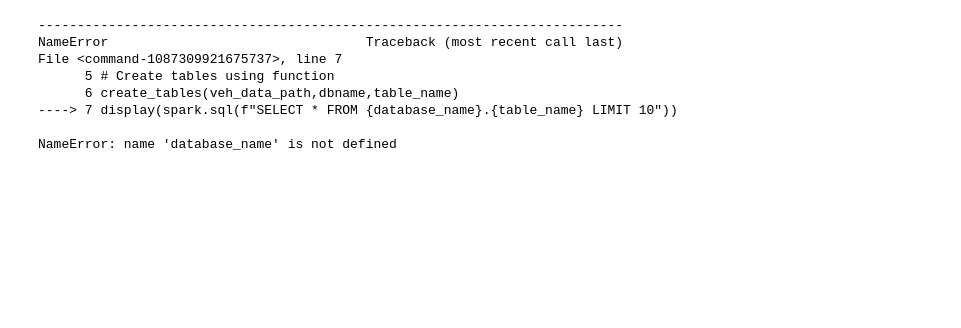
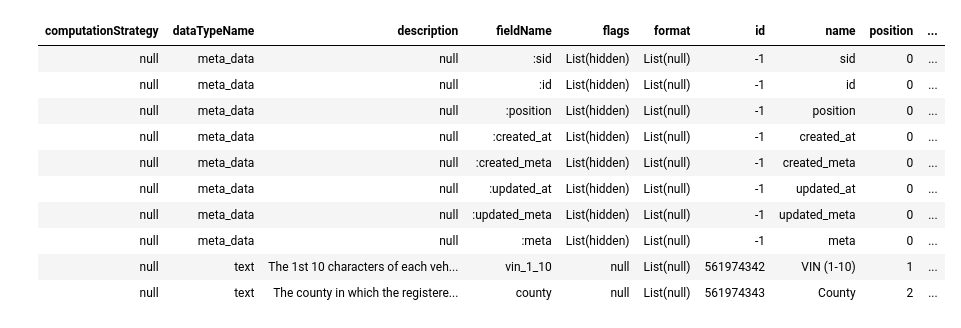
Before and after one commit to kris4chAI/sf_de_demo, a Jupyter notebook: processing/2.populate_bronze.ipynb, the cells around one changed output. Saved outputs shown, nothing was run; the diff lists cells and outputs as text; code cells hidden in the pictures; blank space fills up the shorter version.

```diff
--- a/processing/2.populate_bronze.ipynb
+++ b/processing/2.populate_bronze.ipynb
@@ -34,16 +51,18 @@ NameError: name 'database_name' is not defined
 # %%
-%python
 col_meta_path = "s3a://evdata-test/derived/columns_metadata/"
 table_name = "columns_metadata"
-create_tables(col_meta_path,dbname,table_name)
-display(spark.sql(f"SELECT * FROM {database_name}.{table_name} LIMIT 10"))
+create_meta_tables(col_meta_path,dbname,table_name)
+display(spark.sql(f"SELECT * FROM {dbname}.{table_name} LIMIT 10"))
 # %% [output]
----------------------------------------------------------------------------
-NameError                                 Traceback (most recent call last)
-File <command-1087309921675737>, line 7
-      5 # Create tables using function
-      6 create_tables(veh_data_path,dbname,table_name)
-----> 7 display(spark.sql(f"SELECT * FROM {database_name}.{table_name} LIMIT 10"))
-
-NameError: name 'database_name' is not defined
+| computationStrategy | dataTypeName | description | fieldName | flags | format | id | name | position | ... |
+| null | meta_data | null | :sid | List(hidden) | List(null) | -1 | sid | 0 | ... |
+| null | meta_data | null | :id | List(hidden) | List(null) | -1 | id | 0 | ... |
+| null | meta_data | null | :position | List(hidden) | List(null) | -1 | position | 0 | ... |
+| null | meta_data | null | :created_at | List(hidden) | List(null) | -1 | created_at | 0 | ... |
+| null | meta_data | null | :created_meta | List(hidden) | List(null) | -1 | created_meta | 0 | ... |
+| null | meta_data | null | :updated_at | List(hidden) | List(null) | -1 | updated_at | 0 | ... |
+| null | meta_data | null | :updated_meta | List(hidden) | List(null) | -1 | updated_meta | 0 | ... |
+| null | meta_data | null | :meta | List(hidden) | List(null) | -1 | meta | 0 | ... |
+| null | text | The 1st 10 characters of each veh... | vin_1_10 | null | List(null) | 561974342 | VIN (1-10) | 1 | ... |
+| null | text | The county in which the registere... | county | null | List(null) | 561974343 | County | 2 | ... |
 # %%
```
Also changed, not shown: parts of 6 cells of this notebook, 1 other file.
